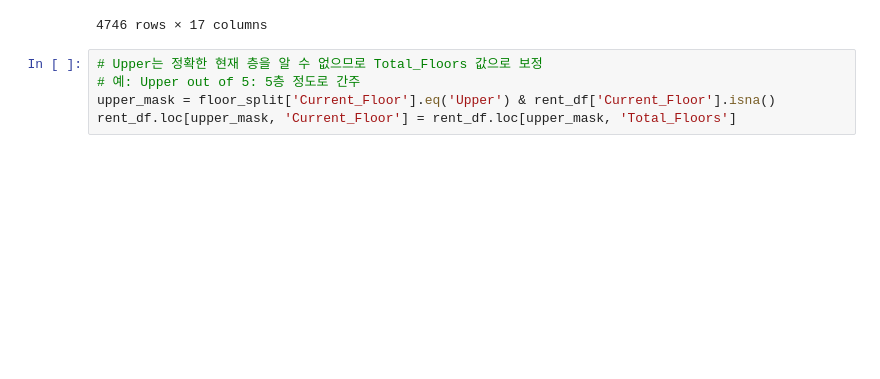
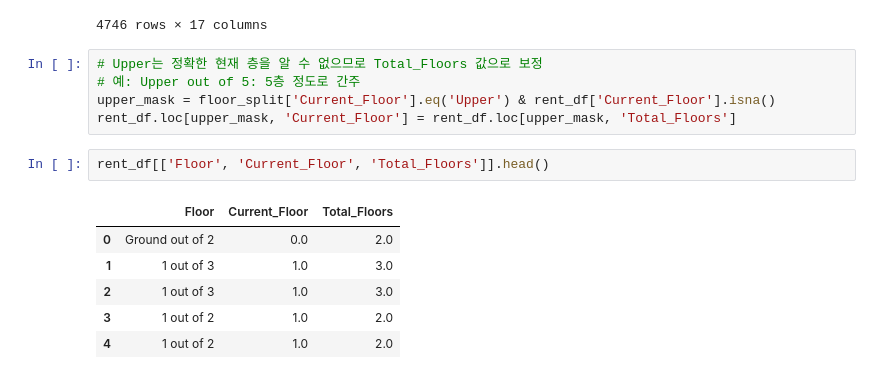
Before and after one commit to Shim-HyoungJoon/KDT, a Jupyter notebook: 10_MLDL/3_주택 임대료 예측 데이터셋.ipynb, the cells around one changed output. Saved outputs shown, nothing was run; the diff lists cells and outputs as text; blank space fills up the shorter version.

```diff
--- a/10_MLDL/3_주택 임대료 예측 데이서텟.ipynb
+++ b/10_MLDL/3_주택 임대료 예측 데이터셋.ipynb
@@ -358,3 +358,12 @@ rent_df
 # 예: Upper out of 5: 5층 정도로 간주
 upper_mask = floor_split['Current_Floor'].eq('Upper') & rent_df['Current_Floor'].isna()
 rent_df.loc[upper_mask, 'Current_Floor'] = rent_df.loc[upper_mask, 'Total_Floors']
+# %%
+rent_df[['Floor', 'Current_Floor', 'Total_Floors']].head()
+# %% [output]
+|  | Floor | Current_Floor | Total_Floors |
+| 0 | Ground out of 2 | 0.0 | 2.0 |
+| 1 | 1 out of 3 | 1.0 | 3.0 |
+| 2 | 1 out of 3 | 1.0 | 3.0 |
+| 3 | 1 out of 2 | 1.0 | 2.0 |
+| 4 | 1 out of 2 | 1.0 | 2.0 |
```
Also changed, not shown: parts of 24 cells of this notebook.
